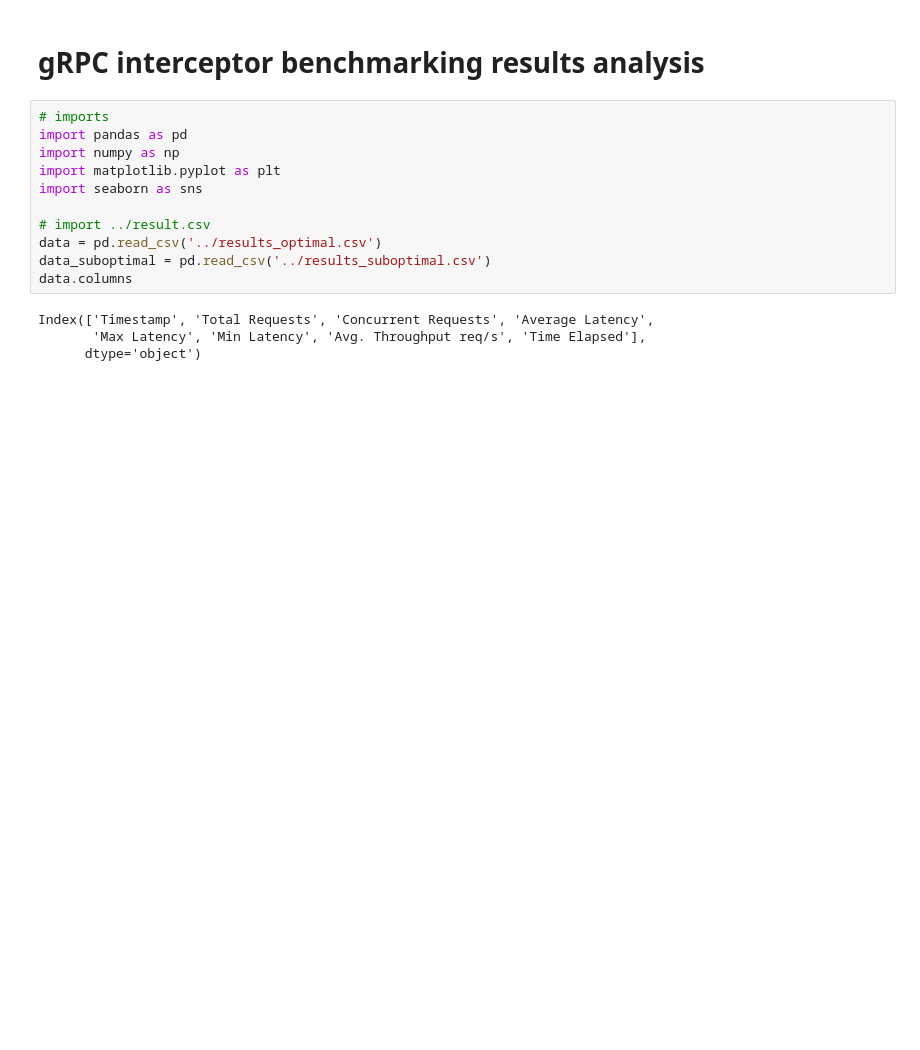
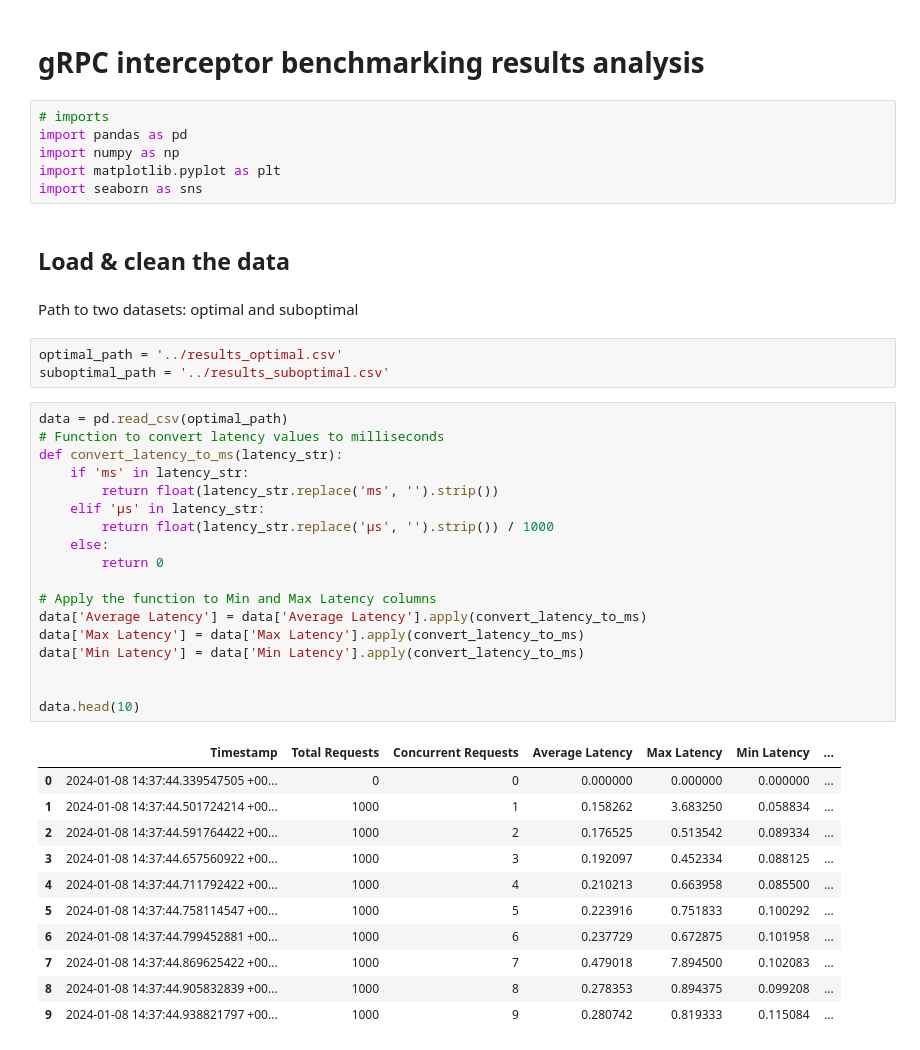
Before and after one commit to louisloechel/CloudServiceBenchmarking, a Jupyter notebook: analysis/plots.ipynb, the cells around one changed output. Saved outputs shown, nothing was run; the diff lists cells and outputs as text; blank space fills up the shorter version.

```diff
--- a/analysis/plots.ipynb
+++ b/analysis/plots.ipynb
@@ -6,12 +6,40 @@ import pandas as pd
 import numpy as np
 import matplotlib.pyplot as plt
 import seaborn as sns
-
-# import ../result.csv
-data = pd.read_csv('../results_optimal.csv')
-data_suboptimal = pd.read_csv('../results_suboptimal.csv')
-data.columns
-# %% [output]
-Index(['Timestamp', 'Total Requests', 'Concurrent Requests', 'Average Latency',
-       'Max Latency', 'Min Latency', 'Avg. Throughput req/s', 'Time Elapsed'],
-      dtype='object')
+# %% [markdown]
+## Load & clean the data
+# %% [markdown]
+Path to two datasets: optimal and suboptimal
+# %%
+optimal_path = '../results_optimal.csv'
+suboptimal_path = '../results_suboptimal.csv'
+# %%
+data = pd.read_csv(optimal_path)
+# Function to convert latency values to milliseconds
+def convert_latency_to_ms(latency_str):
+    if 'ms' in latency_str:
+        return float(latency_str.replace('ms', '').strip())
+    elif 'µs' in latency_str:
+        return float(latency_str.replace('µs', '').strip()) / 1000
+    else:
+        return 0
+
+# Apply the function to Min and Max Latency columns
+data['Average Latency'] = data['Average Latency'].apply(convert_latency_to_ms)
+data['Max Latency'] = data['Max Latency'].apply(convert_latency_to_ms)
+data['Min Latency'] = data['Min Latency'].apply(convert_latency_to_ms)
+
+
+data.head(10)
+# %% [output]
+|  | Timestamp | Total Requests | Concurrent Requests | Average Latency | Max Latency | Min Latency | ... |
+| 0 | 2024-01-08 14:37:44.339547505 +00... | 0 | 0 | 0.000000 | 0.000000 | 0.000000 | ... |
+| 1 | 2024-01-08 14:37:44.501724214 +00... | 1000 | 1 | 0.158262 | 3.683250 | 0.058834 | ... |
+| 2 | 2024-01-08 14:37:44.591764422 +00... | 1000 | 2 | 0.176525 | 0.513542 | 0.089334 | ... |
+| 3 | 2024-01-08 14:37:44.657560922 +00... | 1000 | 3 | 0.192097 | 0.452334 | 0.088125 | ... |
+| 4 | 2024-01-08 14:37:44.711792422 +00... | 1000 | 4 | 0.210213 | 0.663958 | 0.085500 | ... |
+| 5 | 2024-01-08 14:37:44.758114547 +00... | 1000 | 5 | 0.223916 | 0.751833 | 0.100292 | ... |
+| 6 | 2024-01-08 14:37:44.799452881 +00... | 1000 | 6 | 0.237729 | 0.672875 | 0.101958 | ... |
+| 7 | 2024-01-08 14:37:44.869625422 +00... | 1000 | 7 | 0.479018 | 7.894500 | 0.102083 | ... |
+| 8 | 2024-01-08 14:37:44.905832839 +00... | 1000 | 8 | 0.278353 | 0.894375 | 0.099208 | ... |
+| 9 | 2024-01-08 14:37:44.938821797 +00... | 1000 | 9 | 0.280742 | 0.819333 | 0.115084 | ... |
```
Also changed, not shown: parts of 11 cells of this notebook.
